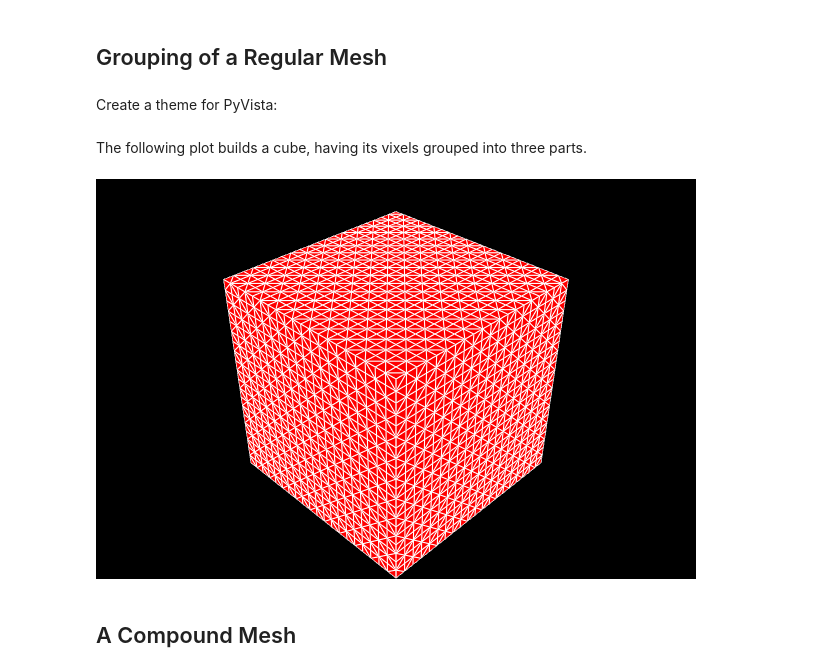
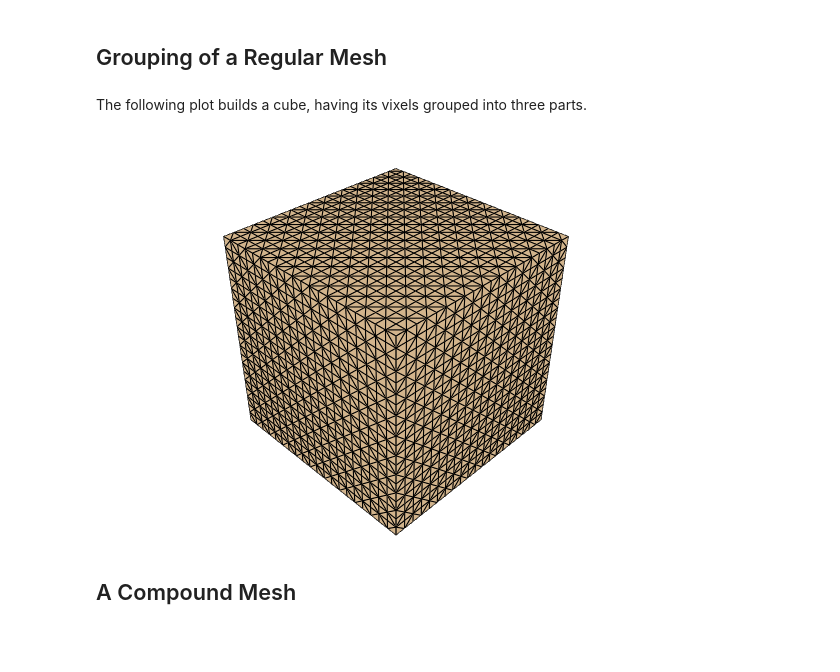
Before and after one commit to dewloosh/PolyMesh, a Jupyter notebook: notebooks/basic_usage.ipynb, the cells around one changed output. Saved outputs shown, nothing was run; the diff lists cells and outputs as text; code cells hidden in the pictures; blank space fills up the shorter version.

```diff
--- a/notebooks/basic_usage.ipynb
+++ b/notebooks/basic_usage.ipynb
@@ -2,5 +2,3 @@
 # Basic Usage
 # %% [markdown]
 ## Grouping of a Regular Mesh
-# %% [markdown]
-Create a theme for PyVista:
@@ -18,29 +7,29 @@ The following plot builds a cube, having its vixels grouped into three parts.
 # %%
 from polymesh import PolyData, PointData
 from polymesh.grid import grid
 from polymesh.space import StandardFrame
 from polymesh.cells import H27
 
 size = Lx, Ly, Lz = 100, 100, 100
 shape = nx, ny, nz = 10, 10, 10
 coords, topo = grid(size=size, shape=shape, eshape='H27')
 GlobalFrame = StandardFrame(dim=3)
 pd = PointData(coords=coords, frame=GlobalFrame)
 cd = H27(topo=topo, frames=GlobalFrame)
 mesh = PolyData(pd, frame=GlobalFrame)
 
 part1 = H27(topo=topo[:10], frames=GlobalFrame)
 part2 = H27(topo=topo[10:-10], frames=GlobalFrame)
 part3 = H27(topo=topo[-10:], frames=GlobalFrame)
 
 mesh['A']['Part1'] = PolyData(cd=part1)
 mesh['A']['Part2'] = PolyData(cd=part2)
 mesh['A']['Part3'] = PolyData(cd=part3)
 
-mesh.pvplot(notebook=True, window_size = (600, 400), theme=my_theme,
+mesh.pvplot(notebook=True, window_size = (600, 400),
             jupyter_backend='static')
 # %% [output]
-[figure, old version]
+[figure, new version]
 # %% [markdown]
 ## A Compound Mesh
 # %% [markdown]
```
Also changed, not shown: parts of 3 cells of this notebook, 33 other files.
